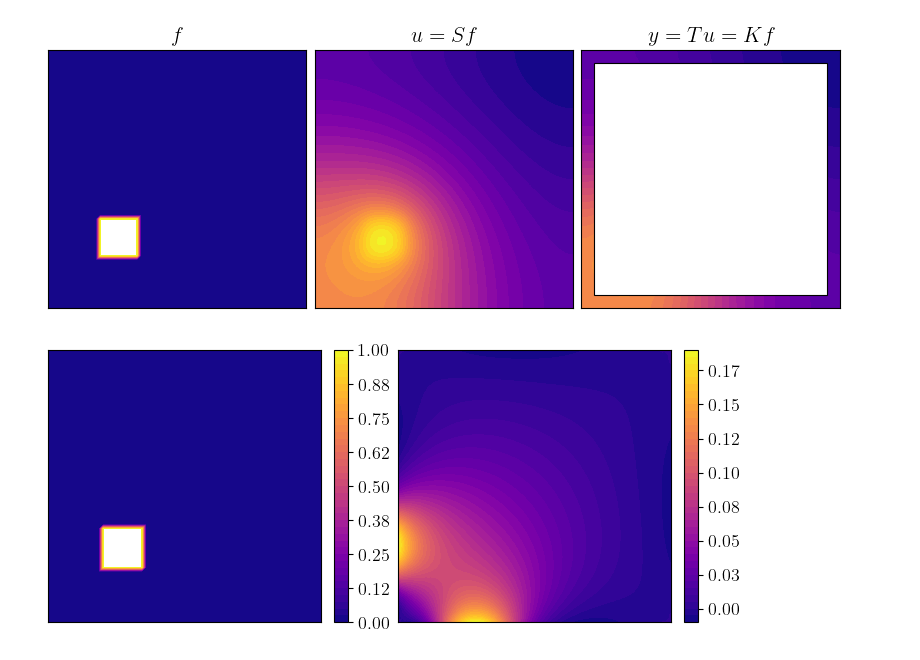
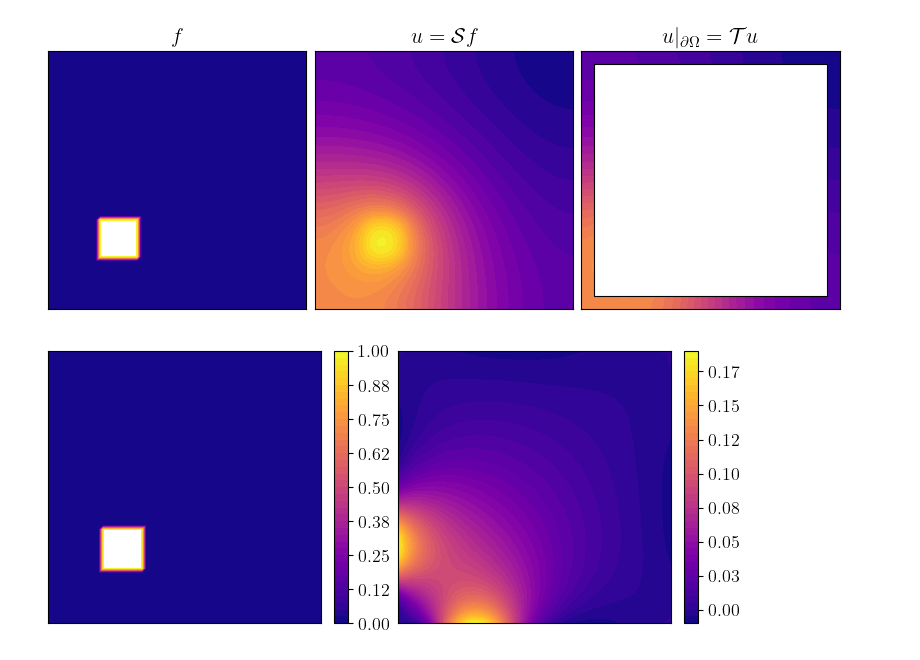
Before and after one commit to EliasSev/masters-thesis, a Jupyter notebook: notebooks/misc/04_motivational_figure.ipynb, the cells around one changed output. Saved outputs shown, nothing was run; the diff lists cells and outputs as text; code cells hidden in the pictures.

```diff
--- a/notebooks/misc/04_motivational_figure.ipynb
+++ b/notebooks/misc/04_motivational_figure.ipynb
@@ -35,30 +35,31 @@ f_list = [f, u, u]
 # %%
 fig, axes = plt.subplots(1, 3, figsize=(8, 6), constrained_layout=True)
 axes = axes.flatten()
 
-names = ["$f$", "$u = Sf$", "$y = Tu = Kf$"]
+names = ["$f$", "$u = \mathcal{S}f$", "$u|_{\partial\Omega} = \mathcal{T} u$"]
 
 for i, (ax, f, name) in enumerate(zip(axes, f_list, names)):
     plt.sca(ax)
 
     p0 = plot(f, title=name, cmap=CMAP)
     ax.set_xticks([])
     ax.set_yticks([])
 
 # Add path to right plot
 ax = axes[2]
 plt.sca(ax)
 rect = patches.Rectangle(
     (0.05, 0.05), 0.9, 0.9, # (x0, y0), width, height
     linewidth=0.8,
     edgecolor="black",
     facecolor="white",
     zorder=10
 )
 ax.add_patch(rect)
-plt.show()
+
+save_plot('forward_illustration')
 # %% [output]
-[figure, old version]
+[figure, new version]
 # %%
 def tikhonov(K, M, M_partial, y, lam):
     """Tikhonov regularization for a linear system Ax = b."""
```
Also changed, not shown: 5 other files.
